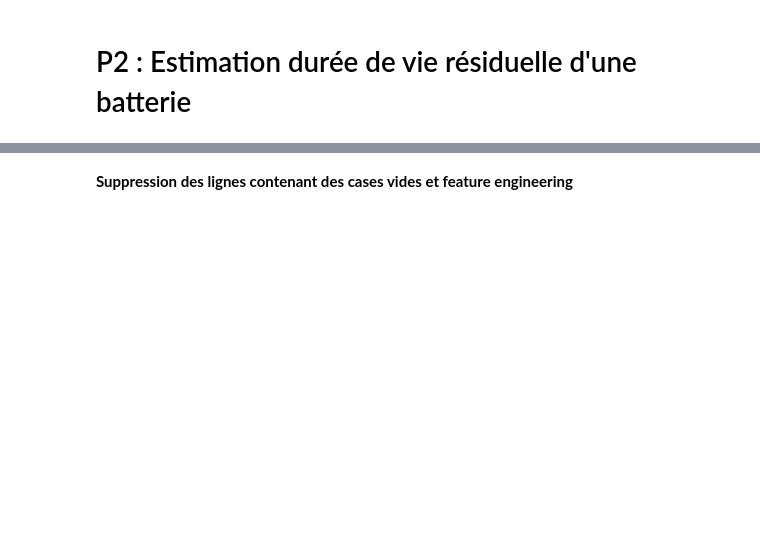
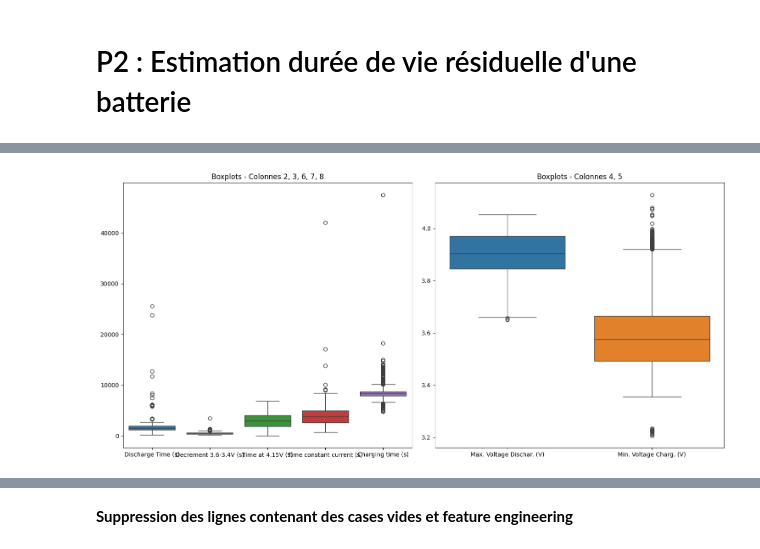
Before and after one commit to Yaalht/IA-Cellule, a Jupyter notebook: le_vrai_projet.ipynb, the cells around one changed output, grey strips where cells are left out. Saved outputs shown, nothing was run; the diff lists cells and outputs as text; code cells hidden in the pictures; blank space fills up the shorter version.

```diff
--- a/le_vrai_projet.ipynb
+++ b/le_vrai_projet.ipynb
@@ -56,0 +57,21 @@ Drive already mounted at /content/drive; to attempt to forcibly remount, call dr
+# %%
+# On sépare les volts et les secondes
+cols_1 = f.columns[[1, 2, 5, 6, 7]]  # Colonnes 2, 3, 6, 7, 8
+cols_2 = f.columns[[3, 4]]  # Colonnes 4, 5
+
+# Créer une figure pour les boxplots
+fig, axs = plt.subplots(1, 2, figsize=(15, 7))
+
+# Tracer les boxplots pour les colonnes 2, 3, 6, 7, 8
+sns.boxplot(data=f[cols_1], ax=axs[0])
+axs[0].set_title('Boxplots - Colonnes 2, 3, 6, 7, 8')
+
+# Tracer les boxplots pour les colonnes 4, 5
+sns.boxplot(data=f[cols_2], ax=axs[1])
+axs[1].set_title('Boxplots - Colonnes 4, 5')
+
+# Afficher les boxplots
+plt.tight_layout()
+plt.show()
+# %% [output]
+[figure, added]
```
Also changed, not shown: parts of 15 cells of this notebook.
